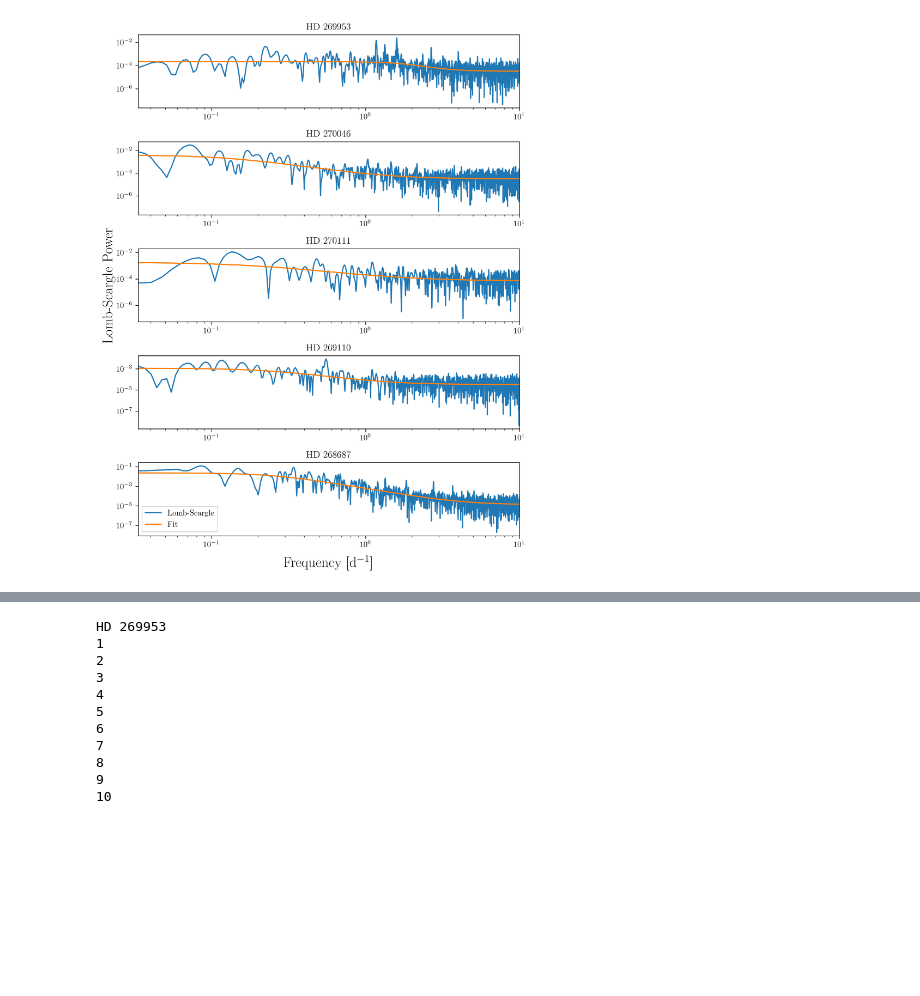
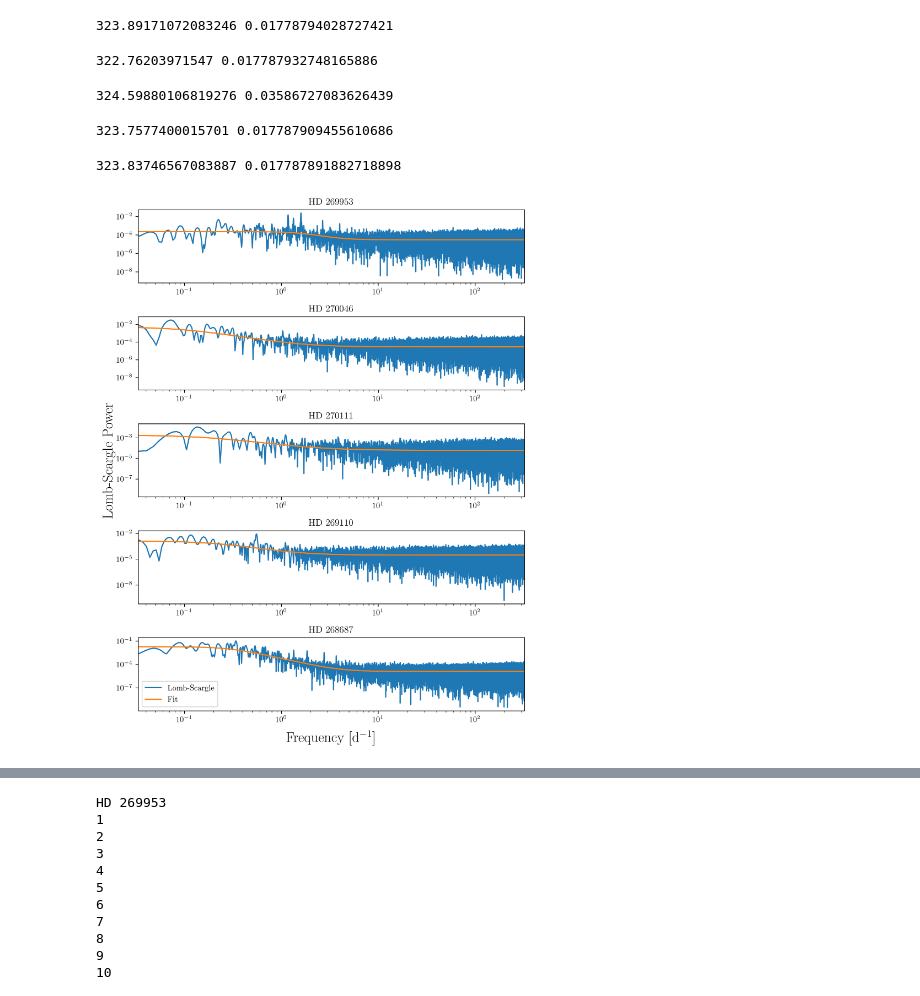
Before and after one commit to tzdwi/TESS, a Jupyter notebook: code/YSG_noise.ipynb, the cells around one changed output, grey strips where cells are left out. Drawn from its saved outputs; the diff is of its cells as text; code cells hidden in the pictures; blank space fills up the shorter version.

```diff
--- a/code/YSG_noise.ipynb
+++ b/code/YSG_noise.ipynb
@@ -28,15 +28,20 @@ for i,tid in enumerate(ysg_tics):
     fname = np.unique(massive['CommonName'][massive['ticid']==tid])[0].replace('*','').replace('V','')
     lc, lc_smooth = lc_extract(get_lc_from_id(tid), smooth=128)
     ax = axes[i]
-    if fname == 'HD 269697':
+    if (fname == 'HD 268687'):
         lc, p = polynorm(lc, deg=7)
         time, flux = lc['Time'], lc['NormFlux']
     else:
         time, flux = lc['Time'], lc['Flux']
 
+    pseudo_NF = 0.5 / (np.mean(np.diff(time)))
+    rayleigh = 1.0 / (np.max(time)-np.min(time))
+    print(pseudo_NF,rayleigh)
+
     ls = LombScargle(time, flux)
     f, p = ls.autopower(minimum_frequency=1.0/30.0,
-                    maximum_frequency=1.0/0.1)
+                    maximum_frequency=pseudo_NF)
+
     if fname == 'HD 268687':
         p0 = popts[-1]
         bounds = ([-np.inf,-np.inf,-np.inf,1e-6],[np.inf,np.inf,np.inf,np.inf])
@@ -48,33 +53,38 @@ for i,tid in enumerate(ysg_tics):
     popts.append(popt)
     pcovs.append(pcov)
     ax.loglog(f, p, label='Lomb-Scargle')
-    ffit = np.linspace(1.0/30.0,1.0/0.1,1000)
+    ffit = np.linspace(1.0/30.0,pseudo_NF,10000)
     ax.loglog(ffit,noise_func(ffit,*popt),label='Fit')
-    ax.set(title=fname, xlim=(1.0/30.0,1.0/0.1))
+    ax.set(title=fname, xlim=(1.0/30.0,pseudo_NF))
     if fname == 'HD 268687':
         ax.legend()
 
 
 labax = fig.add_subplot(111)
 labax.spines['top'].set_color('none')
 labax.spines['bottom'].set_color('none')
 labax.spines['left'].set_color('none')
 labax.spines['right'].set_color('none')
 labax.tick_params(labelcolor='w', top=False, bottom=False, left=False, right=False)
 labax.set(xlabel='Frequency [d$^{-1}$]', ylabel='Lomb-Scargle Power')
 labax.set_zorder(-1)
 fig.tight_layout()
 
 labax.xaxis.label.set_size(18)
 labax.yaxis.label.set_size(18)
 for tick in labax.xaxis.get_major_ticks():
     tick.label.set_fontsize(14)
 for tick in labax.yaxis.get_major_ticks():
     tick.label.set_fontsize(14)
 
 plt.savefig('../plots/ysg_noise_fits.pdf')
 popts = np.array(popts)
 pcovs = np.array(pcovs)
 perrs = np.array([np.sqrt(np.diag(pcov)) for pcov in pcovs])
 # %% [output]
+323.89171072083246 0.01778794028727421
+322.76203971547 0.017787932748165886
+324.59880106819276 0.03586727083626439
+323.7577400015701 0.017787909455610686
+323.83746567083887 0.017787891882718898
-[figure, old version]
+[figure, new version]
```
Also changed, not shown: parts of 5 cells of this notebook, 10 other files.
